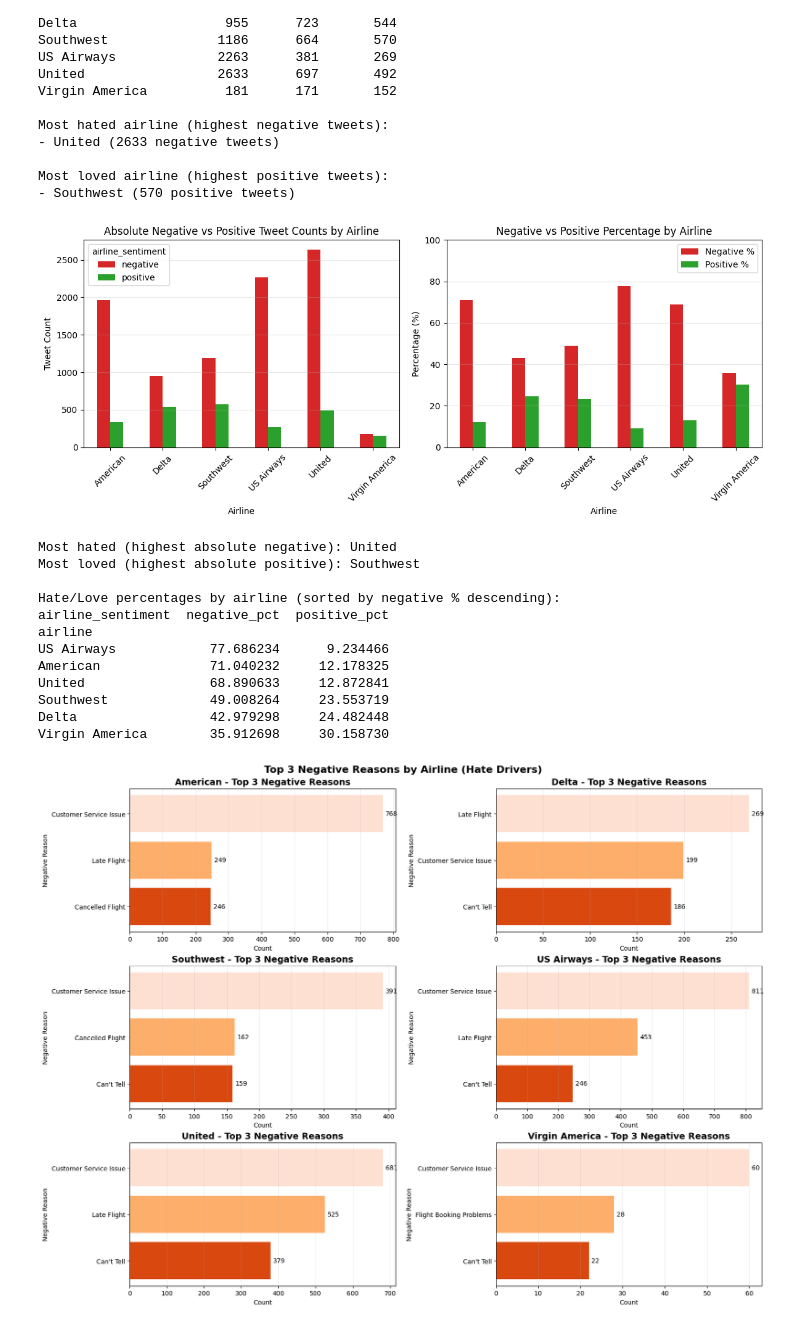
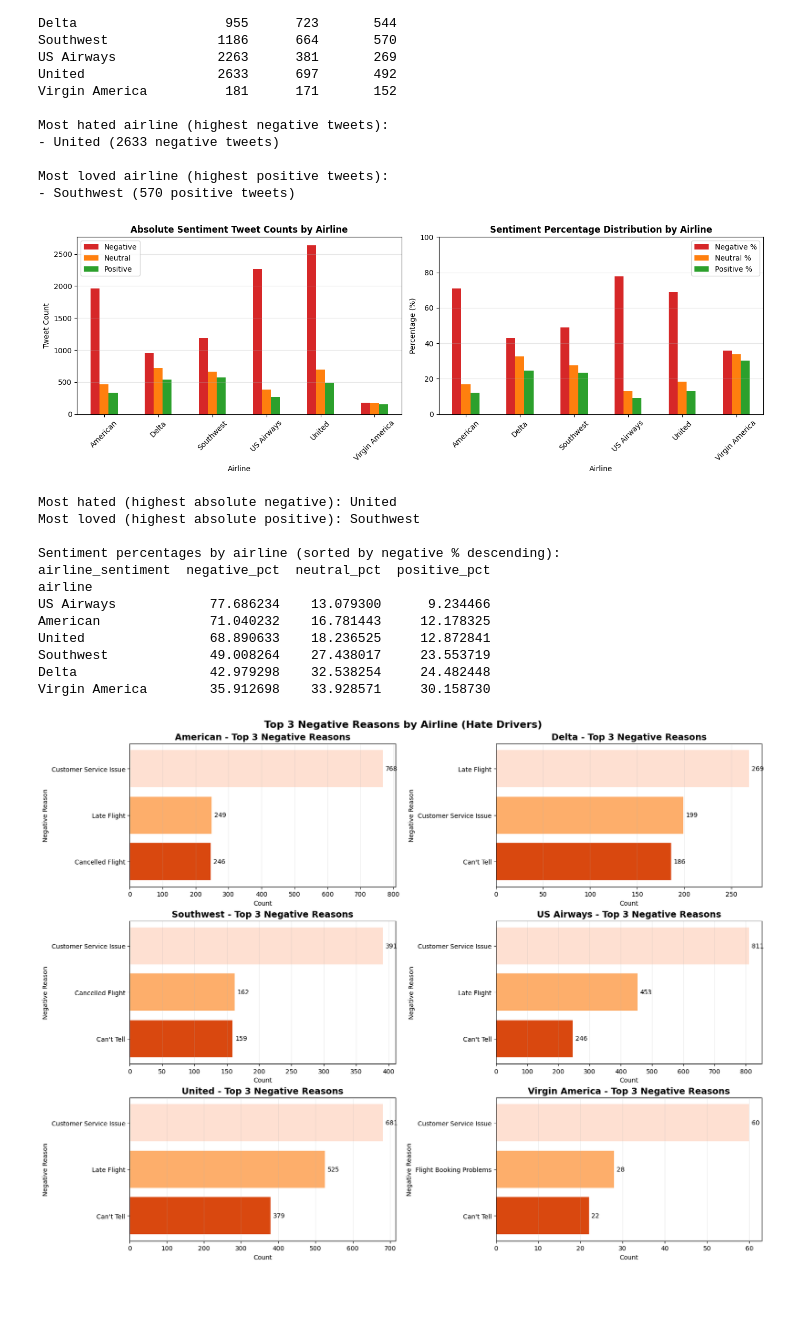
Before and after one commit to beanstalklab/Airline-Sentiment, a Jupyter notebook: insight_analysis.ipynb, the cells around one changed output. Saved outputs shown, nothing was run; the diff lists cells and outputs as text; code cells hidden in the pictures; blank space fills up the shorter version.

```diff
--- a/insight_analysis.ipynb
+++ b/insight_analysis.ipynb
@@ -110,57 +115,61 @@ Most hated airline (highest negative tweets):
 Most loved airline (highest positive tweets):
 - Southwest (570 positive tweets)
 # %%
-# Visualize most hated / most loved by airline with percent-based sentiment
+# Visualize sentiment distribution by airline with all 3 sentiments
 sentiment_by_airline = df.groupby(['airline', 'airline_sentiment']).size().unstack(fill_value=0)
 
-# Add totals and percentages
+# Add totals and percentages for all sentiments
 sentiment_by_airline['total'] = sentiment_by_airline.sum(axis=1)
+sentiment_by_airline['negative_pct'] = sentiment_by_airline['negative'] / sentiment_by_airline['total'] * 100
+sentiment_by_airline['neutral_pct'] = sentiment_by_airline.get('neutral', 0) / sentiment_by_airline['total'] * 100
 sentiment_by_airline['positive_pct'] = sentiment_by_airline['positive'] / sentiment_by_airline['total'] * 100
-sentiment_by_airline['negative_pct'] = sentiment_by_airline['negative'] / sentiment_by_airline['total'] * 100
 
-# Plot absolute counts side-by-side
-plt.figure(figsize=(12, 5))
+# Plot absolute counts side-by-side (all 3 sentiments)
+plt.figure(figsize=(14, 5))
 plt.subplot(1, 2, 1)
-sentiment_by_airline[['negative', 'positive']].plot(kind='bar', stacked=False, color=['#d62728', '#2ca02c'], ax=plt.gca())
-plt.title('Absolute Negative vs Positive Tweet Counts by Airline')
+sentiment_by_airline[['negative', 'neutral', 'positive']].plot(kind='bar', stacked=False,
+    color=['#d62728', '#ff7f0e', '#2ca02c'], ax=plt.gca())
+plt.title('Absolute Sentiment Tweet Counts by Airline', fontweight='bold')
 plt.xlabel('Airline')
 plt.ylabel('Tweet Count')
 plt.xticks(rotation=45)
 plt.grid(axis='y', alpha=0.3)
+plt.legend(['Negative', 'Neutral', 'Positive'], loc='upper left')
 
-# Plot percentage sentiment so haters/lovers per brand are visible
+# Plot percentage sentiment for all 3 sentiments
 plt.subplot(1, 2, 2)
-ax = sentiment_by_airline[['negative_pct', 'positive_pct']].plot(kind='bar', stacked=False, color=['#d62728', '#2ca02c'], ax=plt.gca())
-ax.set_title('Negative vs Positive Percentage by Airline')
+ax = sentiment_by_airline[['negative_pct', 'neutral_pct', 'positive_pct']].plot(kind='bar', stacked=False,
+    color=['#d62728', '#ff7f0e', '#2ca02c'], ax=plt.gca())
+ax.set_title('Sentiment Percentage Distribution by Airline', fontweight='bold')
 ax.set_xlabel('Airline')
 ax.set_ylabel('Percentage (%)')
 ax.set_ylim(0, 100)
-ax.legend(['Negative %', 'Positive %'])
+ax.legend(['Negative %', 'Neutral %', 'Positive %'], loc='upper right')
 plt.xticks(rotation=45)
 plt.grid(axis='y', alpha=0.3)
 
 plt.tight_layout()
 plt.show()
 
 # Annotate and display ranked results for clarity
 print('\nMost hated (highest absolute negative):', most_hated_airline)
 print('Most loved (highest absolute positive):', most_loved_airline)
-print('\nHate/Love percentages by airline (sorted by negative % descending):')
-print(sentiment_by_airline[['negative_pct', 'positive_pct']].sort_values('negative_pct', ascending=False))
+print('\nSentiment percentages by airline (sorted by negative % descending):')
+print(sentiment_by_airline[['negative_pct', 'neutral_pct', 'positive_pct']].sort_values('negative_pct', ascending=False))
 # %% [output]
-[figure, old version]
+[figure, new version]
 Most hated (highest absolute negative): United
 Most loved (highest absolute positive): Southwest
 
-Hate/Love percentages by airline (sorted by negative % descending):
-airline_sentiment  negative_pct  positive_pct
+Sentiment percentages by airline (sorted by negative % descending):
+airline_sentiment  negative_pct  neutral_pct  positive_pct
 airline
-US Airways            77.686234      9.234466
-American              71.040232     12.178325
-United                68.890633     12.872841
-Southwest             49.008264     23.553719
-Delta                 42.979298     24.482448
-Virgin America        35.912698     30.158730
+US Airways            77.686234    13.079300      9.234466
+American              71.040232    16.781443     12.178325
+United                68.890633    18.236525     12.872841
+Southwest             49.008264    27.438017     23.553719
+Delta                 42.979298    32.538254     24.482448
+Virgin America        35.912698    33.928571     30.158730
 # %%
 # Draw each airline's top 3 negative reasons in a consistent horizontal bar grid layout (aligned to your example image)
 # Ensure `top3_reasons` is defined (recompute if kernel restarted)
```
Also changed, not shown: parts of 4 cells of this notebook, 1 other file.
